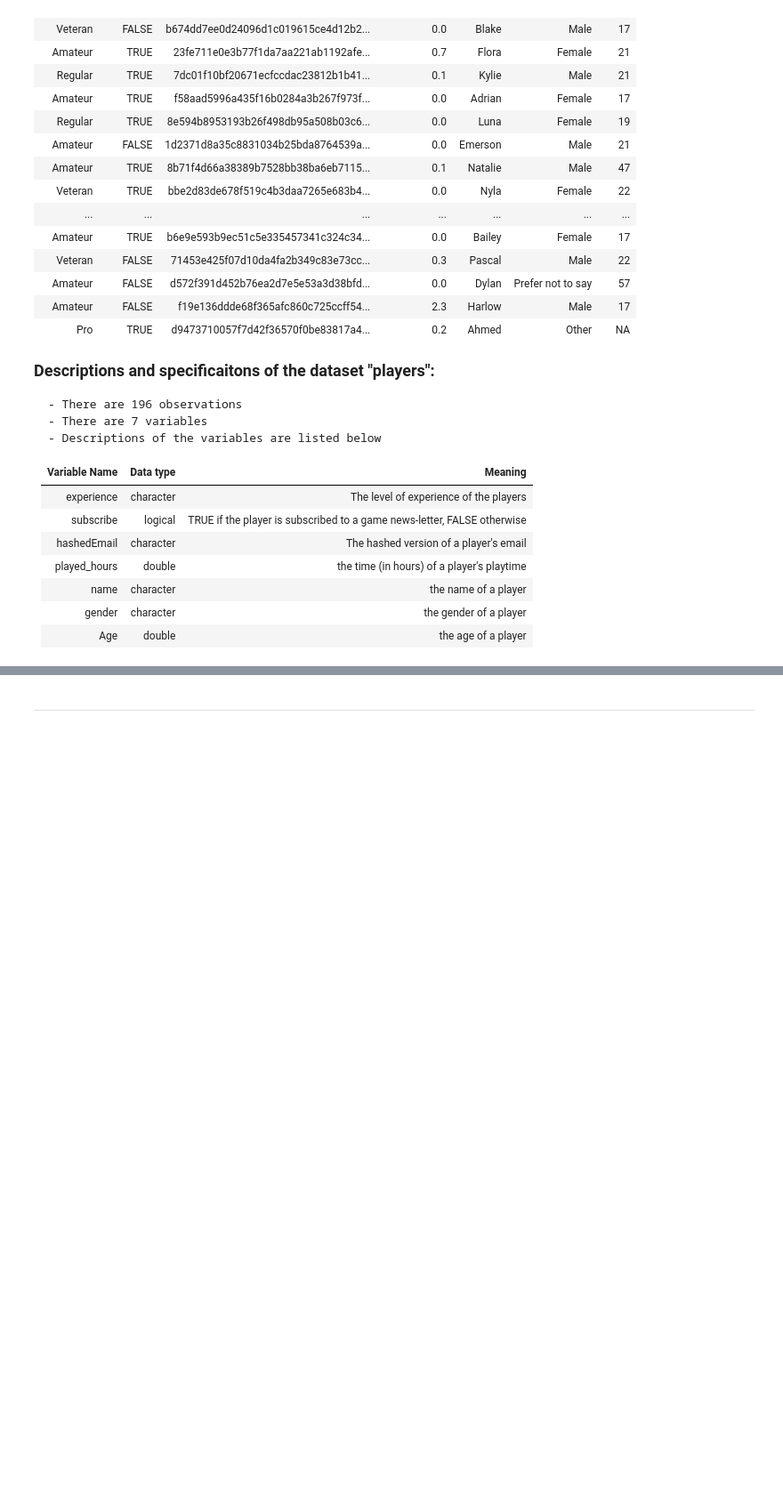
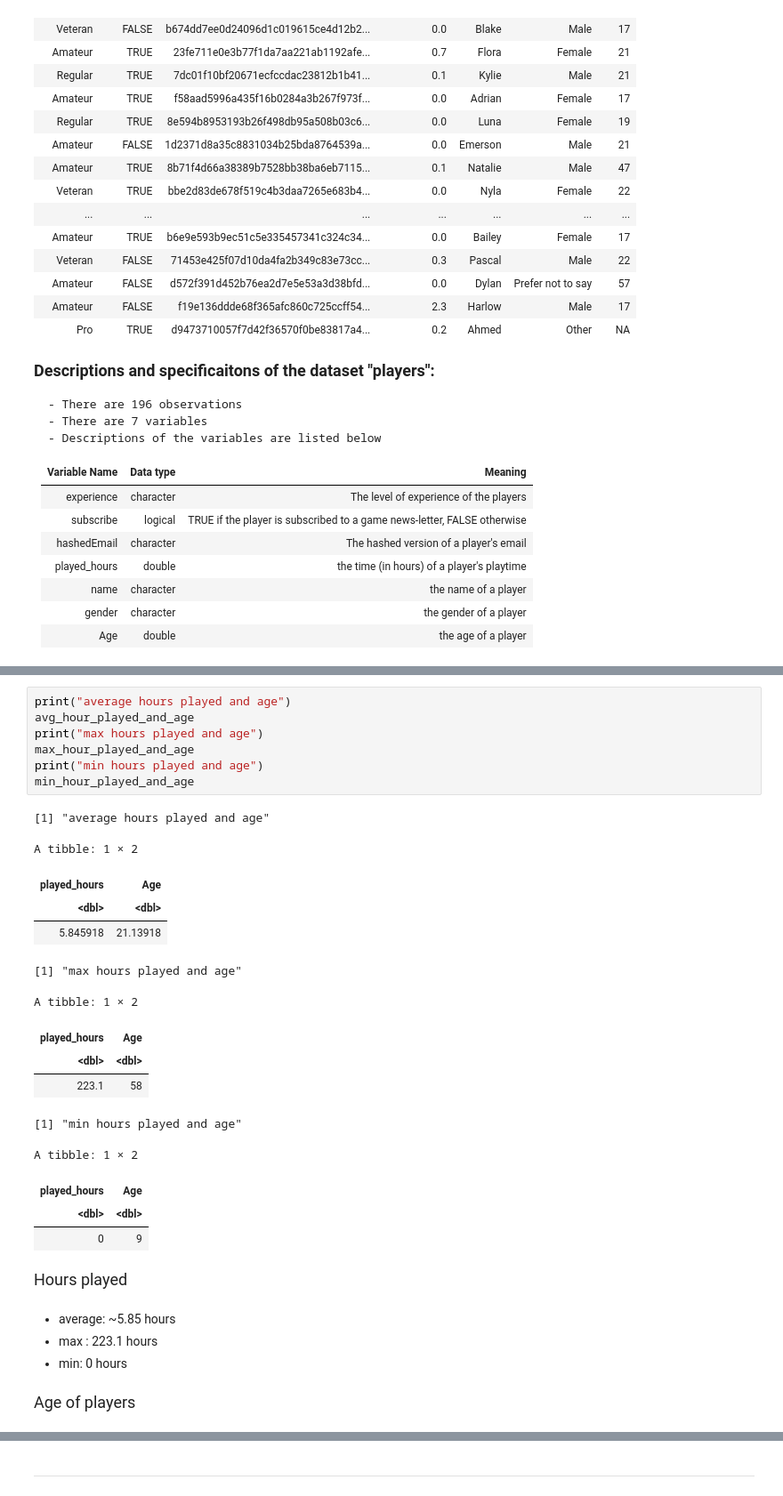
Before and after one commit to incoqnitoo/dsci_project_individual, a Jupyter notebook: planning_report.ipynb, the cells around one changed output, grey strips where cells are left out. Shown at 89% size. Saved outputs shown, nothing was run; the diff lists cells and outputs as text; blank space fills up the shorter version.

```diff
--- a/planning_report.ipynb
+++ b/planning_report.ipynb
@@ -57,0 +123,31 @@ A spec_tbl_df: 196 × 7
+# %%
+print("average hours played and age")
+avg_hour_played_and_age
+print("max hours played and age")
+max_hour_played_and_age
+print("min hours played and age")
+min_hour_played_and_age
+# %% [output]
+[1] "average hours played and age"
+A tibble: 1 × 2
+| played_hours | Age |
+| <dbl> | <dbl> |
+| 5.845918 | 21.13918 |
+[1] "max hours played and age"
+A tibble: 1 × 2
+| played_hours | Age |
+| <dbl> | <dbl> |
+| 223.1 | 58 |
+[1] "min hours played and age"
+A tibble: 1 × 2
+| played_hours | Age |
+| <dbl> | <dbl> |
+| 0 | 9 |
+# %% [markdown]
+<font size="4"> Hours played
+# %% [markdown]
+- average: ~5.85 hours
+- max : 223.1 hours
+- min: 0 hours
+# %% [markdown]
+<font size="4"> Age of players
```
Also changed, not shown: parts of 20 cells of this notebook.
